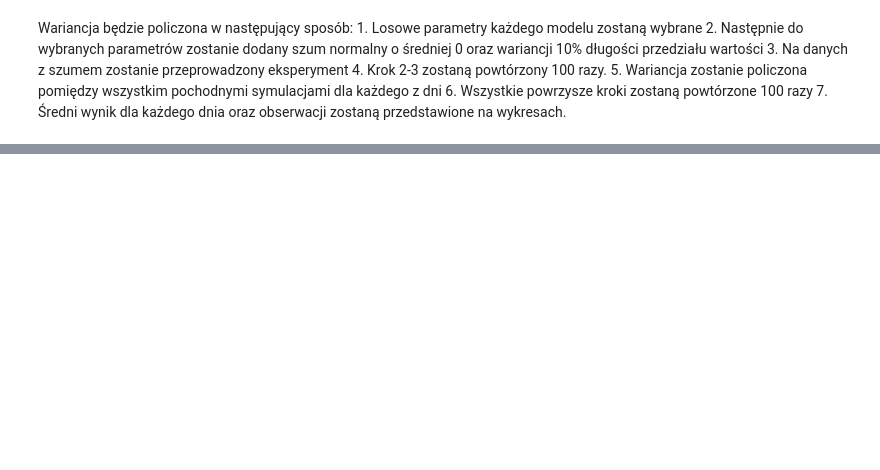
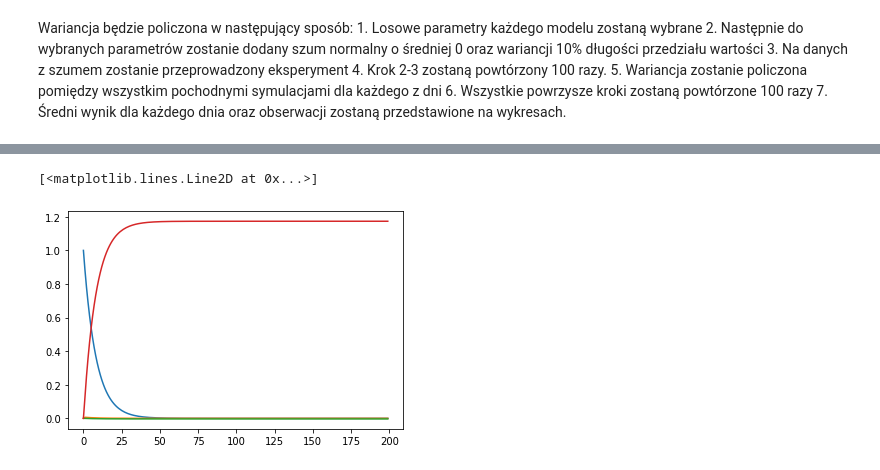
Before and after one commit to damian-horna/sir-covid19, a Jupyter notebook: Bias Variance .ipynb, the cells around one changed output, grey strips where cells are left out. Saved outputs shown, nothing was run; the diff lists cells and outputs as text; code cells hidden in the pictures; blank space fills up the shorter version.

```diff
--- a/Bias Variance .ipynb
+++ b/Bias Variance .ipynb
@@ -136,0 +162,20 @@ for a, name in zip(range(5), ["S", "E", "I", "R", "D"]):
+# %%
+#Perfect data
+
+beta = np.random.randint(3)+2 # Same as in UM project
+delta = 1/(np.random.randint(10)+5)
+alpha = np.random.randint(99)*0.02+0.02
+rho = np.random.randint(11)+9
+gamma = 1/(np.random.randint(6)+4)
+y0 = 1e6, 1, 0, 0, 0
+t = np.linspace(0, 200, 200)
+X = odeint(deriv_seird, y0, t, args=(1e6-1, beta, gamma, delta, alpha, rho))
+
+# plt.plot(range(t.shape[0]), X[:,0])
+plt.plot(range(t.shape[0]), X[:,1])
+plt.plot(range(t.shape[0]), X[:,2])
+plt.plot(range(t.shape[0]), X[:,3])
+plt.plot(range(t.shape[0]), X[:,4])
+# %% [output]
+[<matplotlib.lines.Line2D at 0x...>]
+[figure, added]
```
Also changed, not shown: parts of 18 cells of this notebook.
